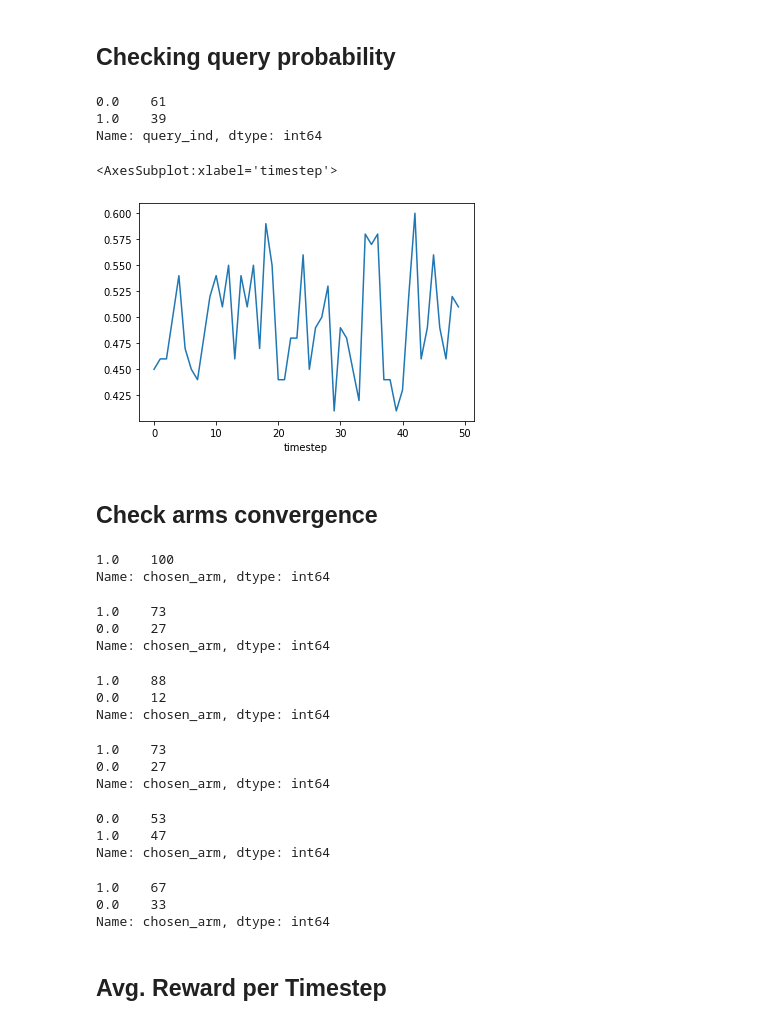
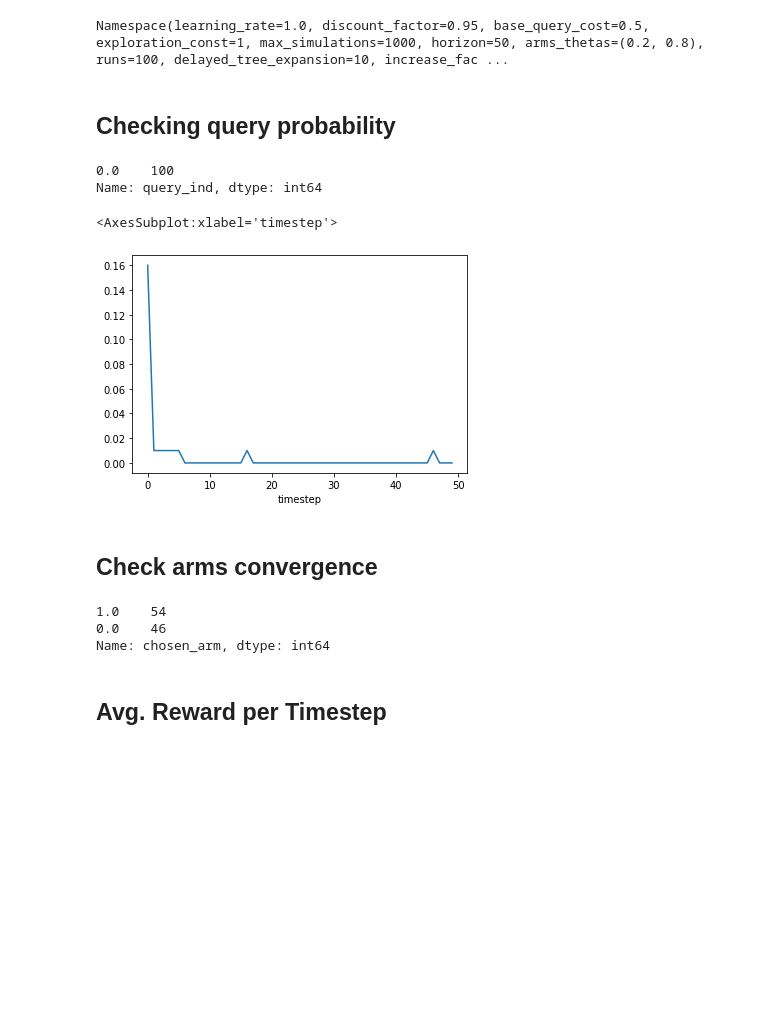
Before and after one commit to dvirla/ARLBayesMCTS, a Jupyter notebook: fixed_query_analysis.ipynb, the cells around one changed output. Saved outputs shown, nothing was run; the diff lists cells and outputs as text; code cells hidden in the pictures; blank space fills up the shorter version.

```diff
--- a/fixed_query_analysis.ipynb
+++ b/fixed_query_analysis.ipynb
@@ -18,57 +18,33 @@ random.seed(42)
 arm_dist_title = 'Arms Distribution={0.2, 0.8}'
 cost = "1, in_factor=2, dec_factor=0.5"
 # %%
-df_no_cost_sanity_check = pd.read_csv('./records_tests/test_record_100_sim_1_exp_100_runs_10_tree_no_cost_arm_1.csv')
+df = pd.read_csv('./records_tests/test_record_1000_sim_1_exp_100_runs_10_tree.csv')
+# %%
+with open('records_tests/test_record_1000_sim_1_exp_100_runs_10_tree.pkl', 'rb') as f:
+        d = pickle.load(f)
+d
+# %% [output]
+Namespace(learning_rate=1.0, discount_factor=0.95, base_query_cost=0.5, exploration_const=1, max_simulations=1000, horizon=50, arms_thetas=(0.2, 0.8), runs=100, delayed_tree_expansion=10, increase_fac ...
 # %% [markdown]
 ## Checking query probability
 # %%
-df_no_cost_sanity_check.groupby('run').mean()['query_ind'].round(0).value_counts()
+df.groupby('run').mean()['query_ind'].round(0).value_counts()
 # %% [output]
-0.0    61
-1.0    39
+0.0    100
 Name: query_ind, dtype: int64
 # %%
-df_no_cost_sanity_check.groupby(by=['timestep']).mean()['query_ind'].plot()
+df.groupby(by=['timestep']).mean()['query_ind'].plot()
 # %% [output]
 <AxesSubplot:xlabel='timestep'>
-[figure, old version]
+[figure, new version]
 # %% [markdown]
 ## Check arms convergence
 # %%
-df_no_cost_sanity_check.groupby('run').mean()['chosen_arm'].round(0).value_counts()
+df.groupby('run').mean()['chosen_arm'].round(0).value_counts()
 # %% [output]
-1.0    100
+1.0    54
+0.0    46
 Name: chosen_arm, dtype: int64
-# %%
-df_fixed_cost_sanity_check.groupby('run').mean()['chosen_arm'].round(0).value_counts()
-# %% [output]
-1.0    73
-0.0    27
-Name: chosen_arm, dtype: int64
-# %%
-df_fixed_cost_100_exp.groupby('run').mean()['chosen_arm'].round(0).value_counts()
-# %% [output]
-1.0    88
-0.0    12
-Name: chosen_arm, dtype: int64
-# %%
-df_fixed_cost_001_exp.groupby('run').mean()['chosen_arm'].round(0).value_counts()
-# %% [output]
-1.0    73
-0.0    27
-Name: chosen_arm, dtype: int64
-# %%
-df_fixed_cost_1_exp_02_08_1_cost.groupby('run').mean()['chosen_arm'].round(0).value_counts()
-# %% [output]
-0.0    53
-1.0    47
-Name: chosen_arm, dtype: int64
-# %%
-df_fixed_cost_1000_exp_02_08_1_cost.groupby('run').mean()['chosen_arm'].round(0).value_counts()
-# %% [output]
-1.0    67
-0.0    33
-Name: chosen_arm, dtype: int64
 # %% [markdown]
 ## Avg. Reward per Timestep
 # %%
```
Also changed, not shown: parts of 2 cells of this notebook, 1 other file.
